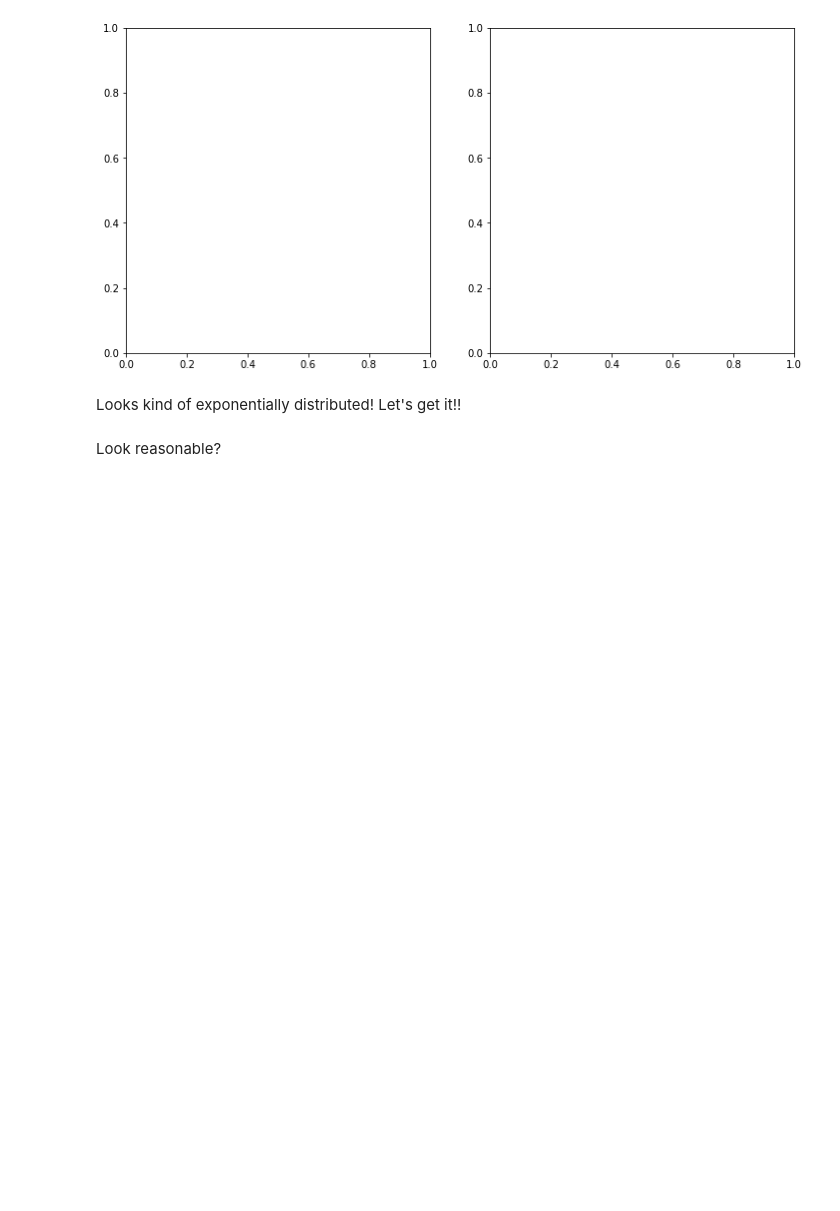
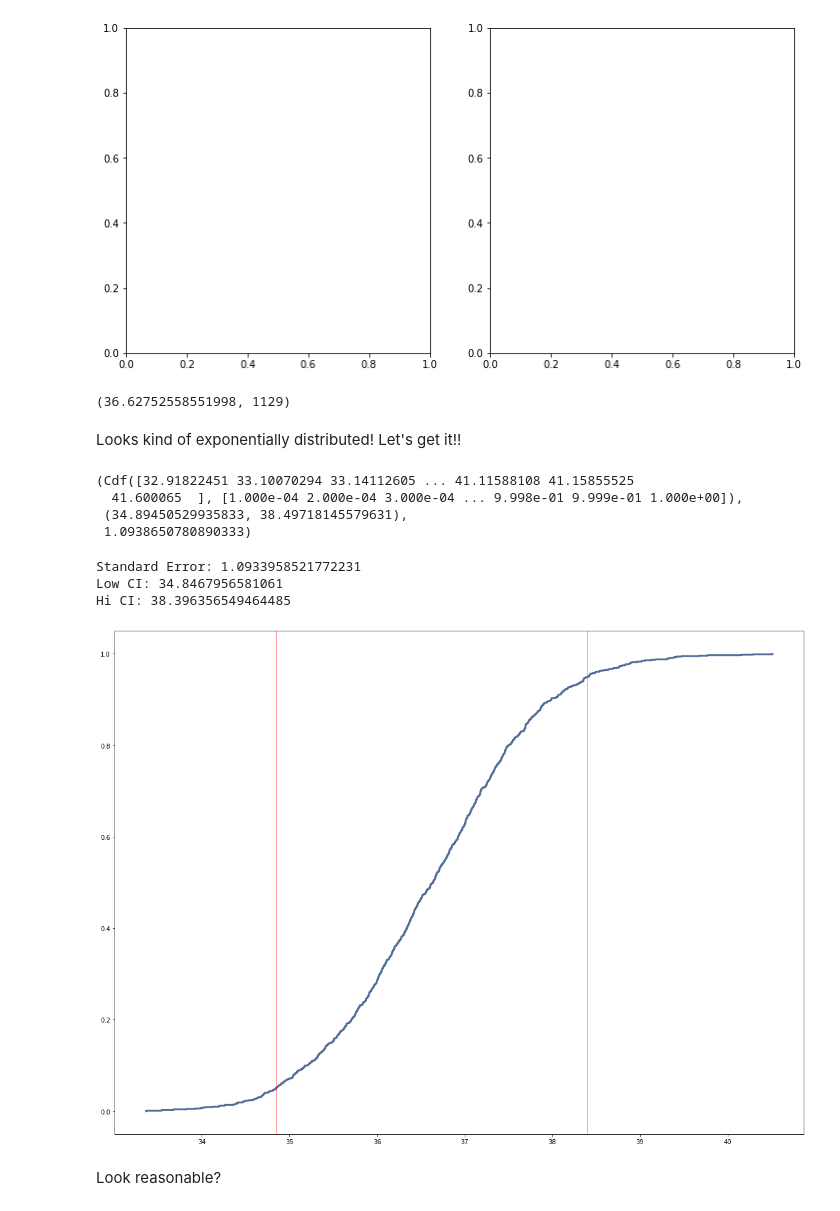
Before and after one commit to allyryry/BasicClassExamples, a Jupyter notebook: 013_Samples_and_Randomness.ipynb, the cells around one changed output. Saved outputs shown, nothing was run; the diff lists cells and outputs as text; code cells hidden in the pictures; blank space fills up the shorter version.

```diff
--- a/013_Samples_and_Randomness.ipynb
+++ b/013_Samples_and_Randomness.ipynb
@@ -369,9 +413,35 @@ thinkplot.Config()
 [figure]
 # %%
 #Average time at a job. Calculate the mean and count, save in variables.
+mjob = dfEmp['stag'].mean()
+cjob = dfEmp['stag'].count()
+mjob, cjob
+# %% [output]
+(36.62752558551998, 1129)
 # %% [markdown]
 Looks kind of exponentially distributed! Let's get it!!
 # %%
 #Create exponential samples using the above function.
+simulateExp(mean=mjob, n=cjob)
+# %% [output]
+(Cdf([32.91822451 33.10070294 33.14112605 ... 41.11588108 41.15855525
+  41.600065  ], [1.000e-04 2.000e-04 3.000e-04 ... 9.998e-01 9.999e-01 1.000e+00]),
+ (34.89450529935833, 38.49718145579631),
+ 1.0938650780890333)
+# %%
+#Run a dummy one....
+cdf3, ci3, stderr3 = simulateExp(mean=mjob, n=cjob, m=1000, ciLow=5, ciHi=95)
+print("Standard Error:", stderr3)
+print("Low CI:", ci3[0])
+print("Hi CI:", ci3[1])
+thinkplot.Cdf(cdf3)
+thinkplot.axvline(ci3[0], color="red")
+thinkplot.axvline(ci3[1], color="red")
+thinkplot.Config()
+# %% [output]
+Standard Error: 1.0933958521772231
+Low CI: 34.8467956581061
+Hi CI: 38.396356549464485
+[figure, added]
 # %% [markdown]
 Look reasonable?
```
Also changed, not shown: parts of 11 cells of this notebook.
